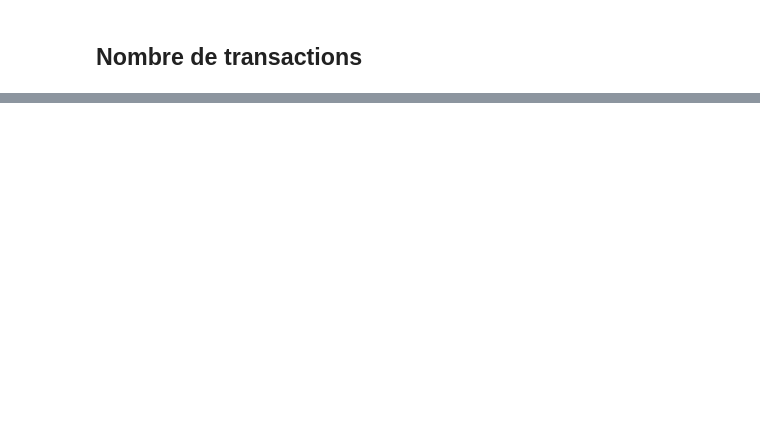
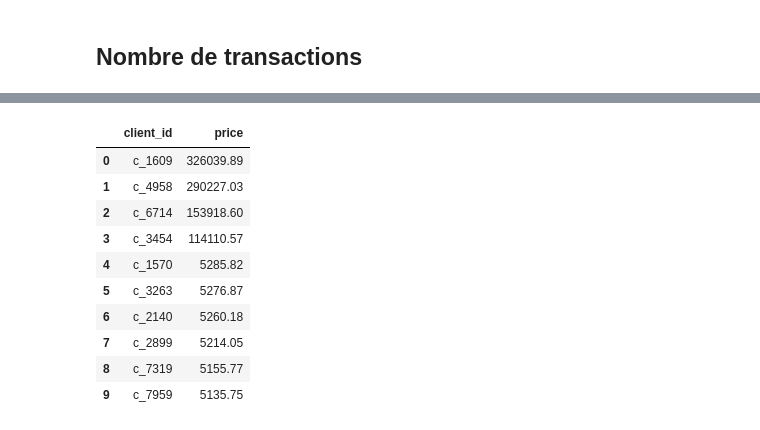
Before and after one commit to Kakicrypto/lapage_project, a Jupyter notebook: notebooks/01_exploration.ipynb, the cells around one changed output, grey strips where cells are left out. Saved outputs shown, nothing was run; the diff lists cells and outputs as text; code cells hidden in the pictures; blank space fills up the shorter version.

```diff
--- a/notebooks/01_exploration.ipynb
+++ b/notebooks/01_exploration.ipynb
@@ -353,0 +456,20 @@ fig.show()
+# %%
+#chiffre d'affaire par client
+
+ca_par_client = df.groupby('client_id')['price'].sum().reset_index()
+
+#tris pas chiffre d'affaire
+ca_par_client = ca_par_client.sort_values(by='price', ascending=False).reset_index(drop=True)
+ca_par_client.head(10)
+# %% [output]
+|  | client_id | price |
+| 0 | c_1609 | 326039.89 |
+| 1 | c_4958 | 290227.03 |
+| 2 | c_6714 | 153918.60 |
+| 3 | c_3454 | 114110.57 |
+| 4 | c_1570 | 5285.82 |
+| 5 | c_3263 | 5276.87 |
+| 6 | c_2140 | 5260.18 |
+| 7 | c_2899 | 5214.05 |
+| 8 | c_7319 | 5155.77 |
+| 9 | c_7959 | 5135.75 |
```
Also changed, not shown: parts of 14 cells of this notebook.
